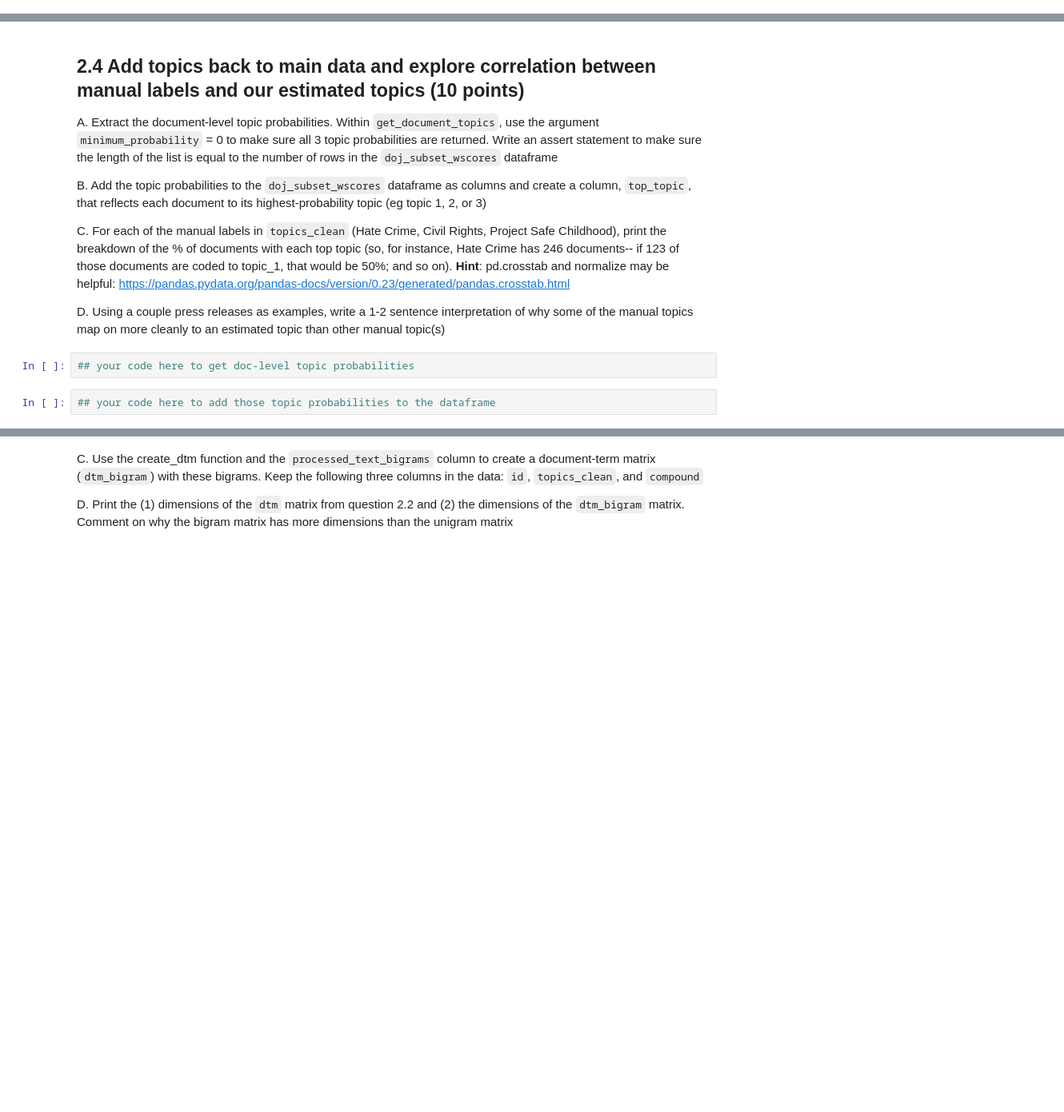
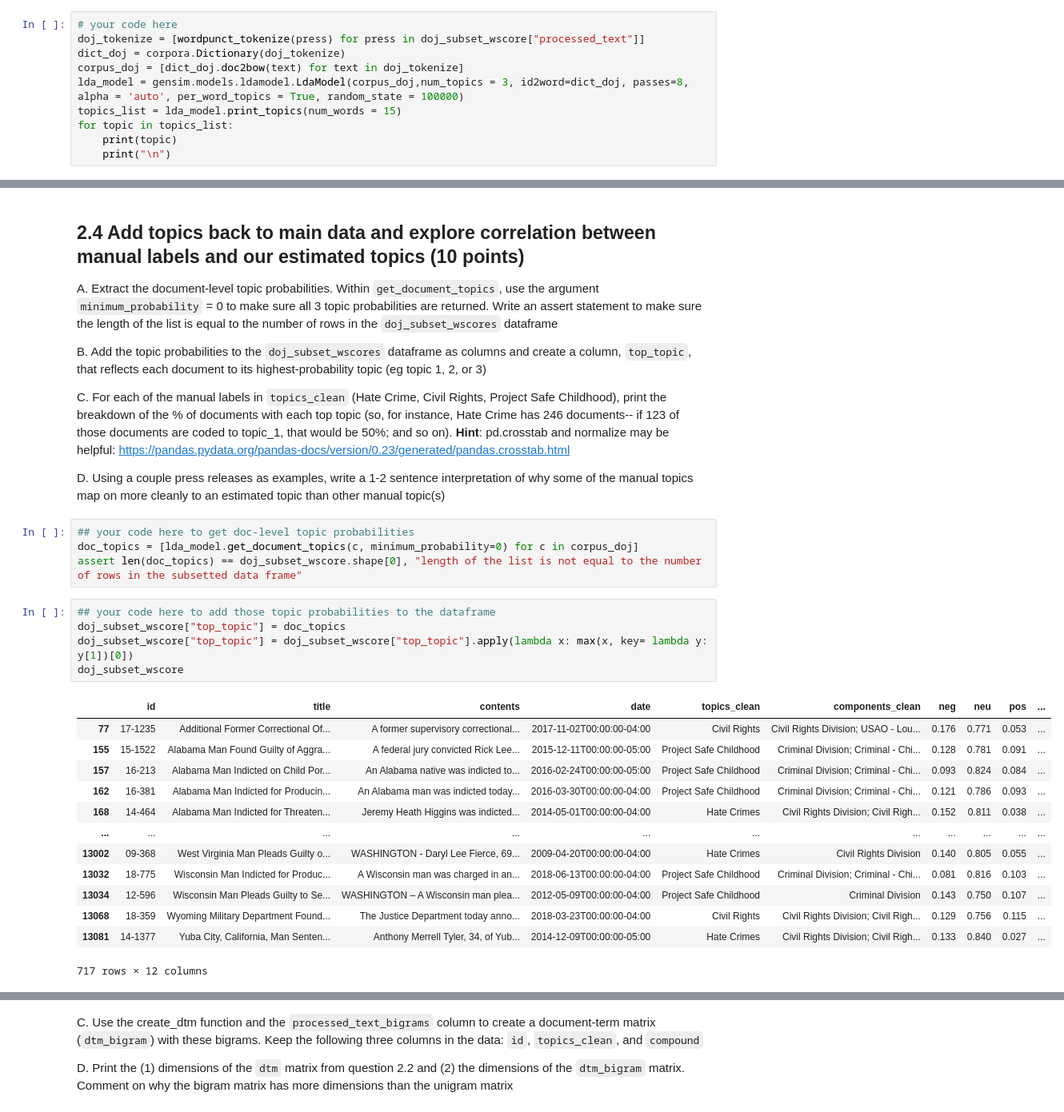
Before and after one commit to VaaniG/QSS20_S24, a Jupyter notebook: homework/pset3/pset3_blank.ipynb, the cells around one changed output, grey strips where cells are left out. Shown at 80% size. Saved outputs shown, nothing was run; the diff lists cells and outputs as text; blank space fills up the shorter version.

```diff
--- a/homework/pset3/pset3_blank.ipynb
+++ b/homework/pset3/pset3_blank.ipynb
@@ -248,0 +487,10 @@ B. After estimating the topic model, print the top 15 words in each topic.
+# %%
+# your code here
+doj_tokenize = [wordpunct_tokenize(press) for press in doj_subset_wscore["processed_text"]]
+dict_doj = corpora.Dictionary(doj_tokenize)
+corpus_doj = [dict_doj.doc2bow(text) for text in doj_tokenize]
+lda_model = gensim.models.ldamodel.LdaModel(corpus_doj,num_topics = 3, id2word=dict_doj, passes=8, alpha = 'auto', per_word_topics = True, random_state = 100000)
+topics_list = lda_model.print_topics(num_words = 15)
+for topic in topics_list:
+    print(topic)
+    print("\n")
@@ -256,9 +512,28 @@ B. Add the topic probabilities to the `doj_subset_wscores` dataframe as columns
 C. For each of the manual labels in `topics_clean` (Hate Crime, Civil Rights, Project Safe Childhood), print the breakdown of the % of documents with each top topic (so, for instance, Hate Crime has 246 documents-- if 123 of those documents are coded to topic_1, that would be 50%; and so on). **Hint**: pd.crosstab and normalize may be helpful: https://pandas.pydata.org/pandas-docs/version/0.23/generated/pandas.crosstab.html
 
 D. Using a couple press releases as examples, write a 1-2 sentence interpretation of why some of the manual topics map on more cleanly to an estimated topic than other manual topic(s)
-# %%
-## your code here to get doc-level topic probabilities
+# %%
+## your code here to get doc-level topic probabilities
+doc_topics = [lda_model.get_document_topics(c, minimum_probability=0) for c in corpus_doj]
+assert len(doc_topics) == doj_subset_wscore.shape[0], "length of the list is not equal to the number of rows in the subsetted data frame"
 # %%
 ## your code here to add those topic probabilities to the dataframe
+doj_subset_wscore["top_topic"] = doc_topics
+doj_subset_wscore["top_topic"] = doj_subset_wscore["top_topic"].apply(lambda x: max(x, key= lambda y: y[1])[0])
+doj_subset_wscore
+# %% [output]
+|  | id | title | contents | date | topics_clean | components_clean | neg | neu | pos | ... |
+| 77 | 17-1235 | Additional Former Correctional Of... | A former supervisory correctional... | 2017-11-02T00:00:00-04:00 | Civil Rights | Civil Rights Division; USAO - Lou... | 0.176 | 0.771 | 0.053 | ... |
+| 155 | 15-1522 | Alabama Man Found Guilty of Aggra... | A federal jury convicted Rick Lee... | 2015-12-11T00:00:00-05:00 | Project Safe Childhood | Criminal Division; Criminal - Chi... | 0.128 | 0.781 | 0.091 | ... |
+| 157 | 16-213 | Alabama Man Indicted on Child Por... | An Alabama native was indicted to... | 2016-02-24T00:00:00-05:00 | Project Safe Childhood | Criminal Division; Criminal - Chi... | 0.093 | 0.824 | 0.084 | ... |
+| 162 | 16-381 | Alabama Man Indicted for Producin... | An Alabama man was indicted today... | 2016-03-30T00:00:00-04:00 | Project Safe Childhood | Criminal Division; Criminal - Chi... | 0.121 | 0.786 | 0.093 | ... |
+| 168 | 14-464 | Alabama Man Indicted for Threaten... | Jeremy Heath Higgins was indicted... | 2014-05-01T00:00:00-04:00 | Hate Crimes | Civil Rights Division; Civil Righ... | 0.152 | 0.811 | 0.038 | ... |
+| ... | ... | ... | ... | ... | ... | ... | ... | ... | ... | ... |
+| 13002 | 09-368 | West Virginia Man Pleads Guilty o... | WASHINGTON - Daryl Lee Fierce, 69... | 2009-04-20T00:00:00-04:00 | Hate Crimes | Civil Rights Division | 0.140 | 0.805 | 0.055 | ... |
+| 13032 | 18-775 | Wisconsin Man Indicted for Produc... | A Wisconsin man was charged in an... | 2018-06-13T00:00:00-04:00 | Project Safe Childhood | Criminal Division; Criminal - Chi... | 0.081 | 0.816 | 0.103 | ... |
+| 13034 | 12-596 | Wisconsin Man Pleads Guilty to Se... | WASHINGTON – A Wisconsin man plea... | 2012-05-09T00:00:00-04:00 | Project Safe Childhood | Criminal Division | 0.143 | 0.750 | 0.107 | ... |
+| 13068 | 18-359 | Wyoming Military Department Found... | The Justice Department today anno... | 2018-03-23T00:00:00-04:00 | Civil Rights | Civil Rights Division; Civil Righ... | 0.129 | 0.756 | 0.115 | ... |
+| 13081 | 14-1377 | Yuba City, California, Man Senten... | Anthony Merrell Tyler, 34, of Yub... | 2014-12-09T00:00:00-05:00 | Hate Crimes | Civil Rights Division; Civil Righ... | 0.133 | 0.840 | 0.027 | ... |
+717 rows × 12 columns
 # %%
 ## your code here to summarize the topic proportions for each of the topics_clean
```
Also changed, not shown: parts of 45 cells of this notebook, 5 other files.
